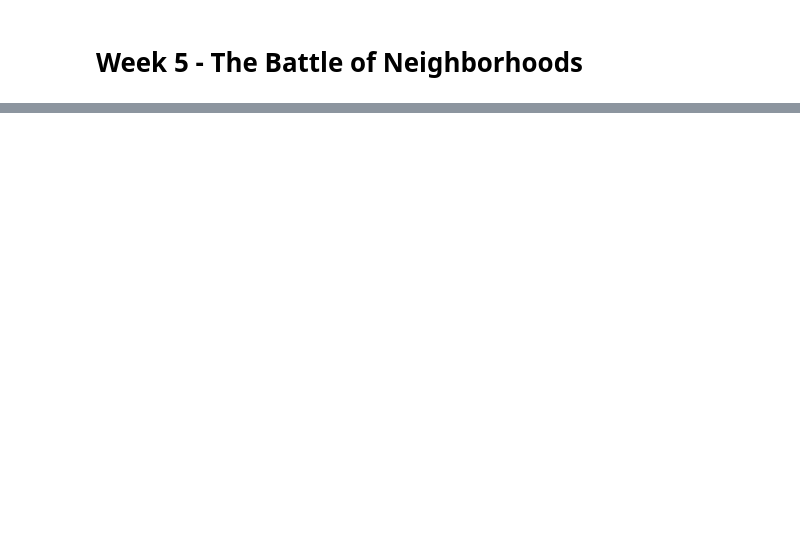
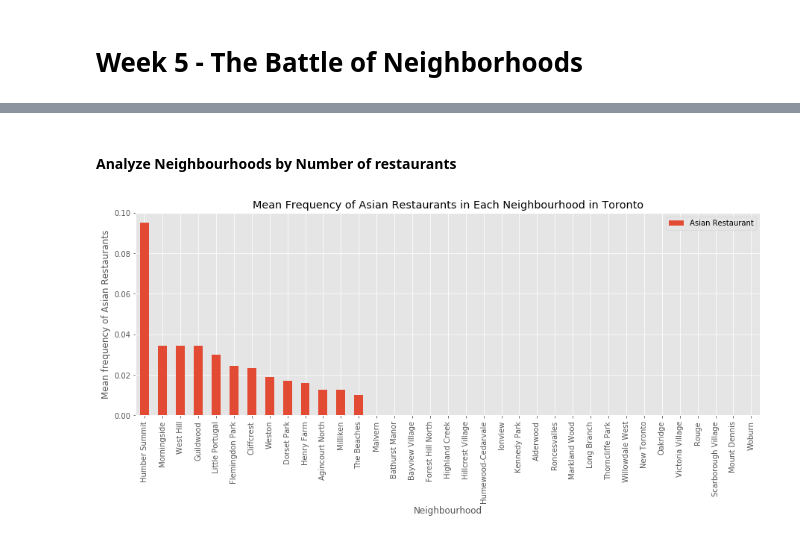
Before and after one commit to Gangula2/Coursera_Capstone, a Jupyter notebook: Coursera_Applied Data Science Capstone.ipynb, the cells around one changed output, grey strips where cells are left out. Drawn from its saved outputs; the diff is of its cells as text; code cells hidden in the pictures; blank space fills up the shorter version.

```diff
--- a/Coursera_Applied Data Science Capstone.ipynb
+++ b/Coursera_Applied Data Science Capstone.ipynb
@@ -53,0 +179,8 @@ The Foursquare API will be used to explore neighborhoods in Toronto, more specif
+# %%
+# @hidden_cell
+CLIENT_ID = 'F53QVGYFG0FL4ZHQSR5JVYQKTOUSTXPRSU0GEZUF5W5RL5QF' # your Foursquare ID
+CLIENT_SECRET = 'QLCVJODUQ3AZVZ2CC3YGROFIM1UJ2MU23MYH1055DBCJGAZZ' # your Foursquare Secret
+VERSION = '20180604'
+print('Your credentails:')
+print('CLIENT_ID: ' + CLIENT_ID)
+print('CLIENT_SECRET:' + CLIENT_SECRET)
@@ -53,0 +246,5 @@ The Foursquare API will be used to explore neighborhoods in Toronto, more specif
+# %%
+# run the function above to each neighborhood and create a new dataframe called manhattan_venues
+Toronto_venues = getNearbyVenues(names=df['Neighbourhood'],
+                                 latitudes=df['Latitude'],
+                                 longitudes=df['Longitude'])
@@ -53,0 +280,12 @@ The Foursquare API will be used to explore neighborhoods in Toronto, more specif
+# %%
+# one hot encoding
+Toronto_onehot = pd.get_dummies(Toronto_venues[['Venue Category']], prefix="", prefix_sep="")
+
+# add neighborhood column back to dataframe
+Toronto_onehot['Neighbourhood'] = Toronto_venues['Neighbourhood']
+
+# move neighborhood column to the first column
+fixed_columns = [Toronto_onehot.columns[-1]] + list(Toronto_onehot.columns[:-1])
+Toronto_onehot = Toronto_onehot[fixed_columns]
+
+Toronto_onehot.head()
@@ -53,0 +300,23 @@ The Foursquare API will be used to explore neighborhoods in Toronto, more specif
+# %%
+Toronto_grouped = Toronto_onehot.groupby('Neighbourhood').mean().reset_index()
+Toronto_grouped = Toronto_grouped[['Neighbourhood', 'Asian Restaurant']]
+Toronto_grouped.set_index('Neighbourhood', inplace=True)
+# %% [markdown]
+#### Analyze Neighbourhoods by Number of restaurants
+# %%
+Toronto_grouped.sort_values(by='Asian Restaurant', ascending=False, inplace=True)
+
+%matplotlib inline
+import matplotlib as mpl
+import matplotlib.pyplot as plt
+
+mpl.style.use('ggplot')
+Toronto_grouped.plot(kind='bar', figsize=(15,5))
+
+plt.title('Mean Frequency of Asian Restaurants in Each Neighbourhood in Toronto')
+plt.xlabel('Neighbourhood')
+plt.ylabel('Mean frequency of Asian Restaurants')
+
+plt.show()
+# %% [output]
+[figure, added]
```
Also changed, not shown: parts of 63 cells of this notebook.
